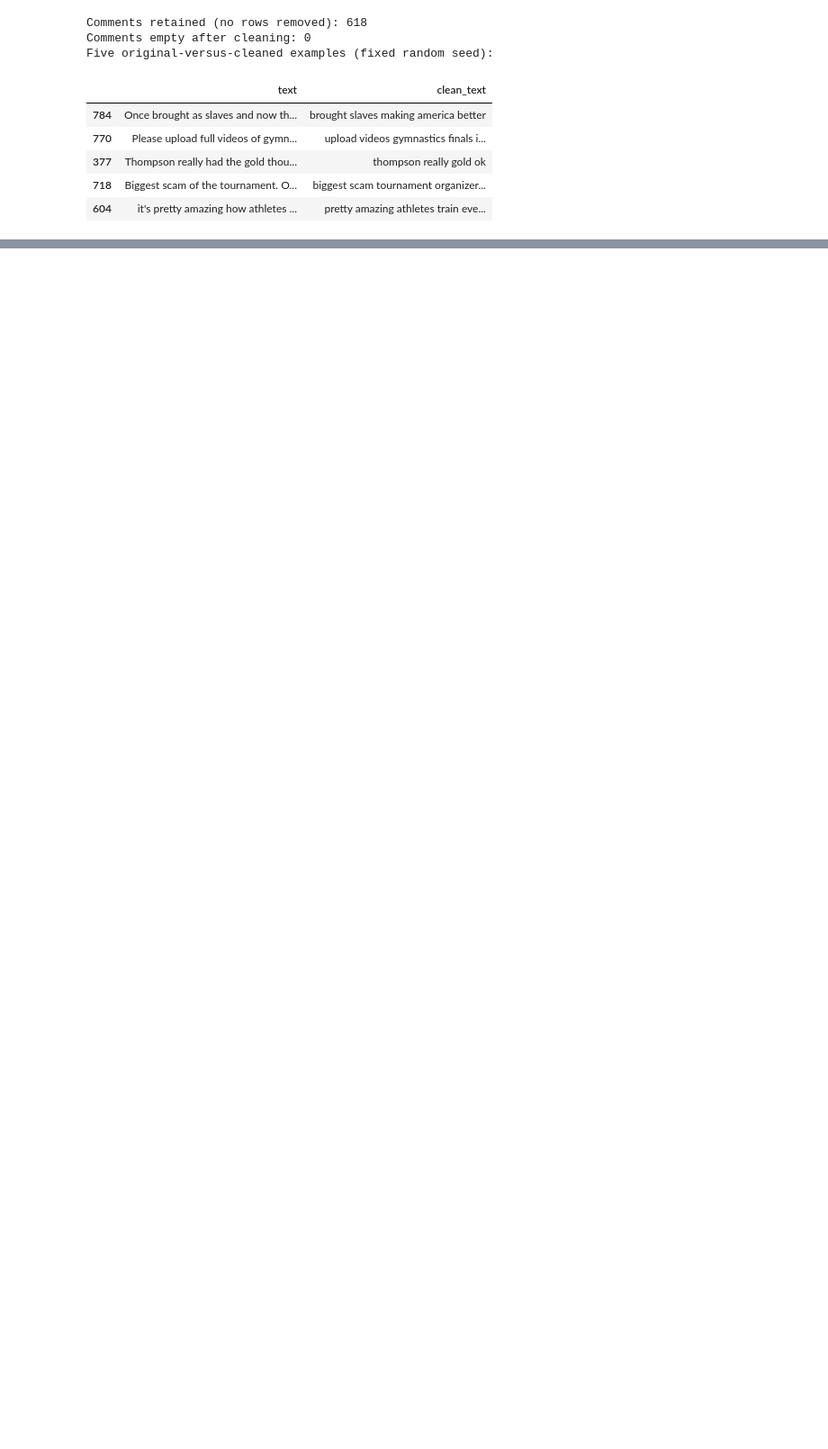
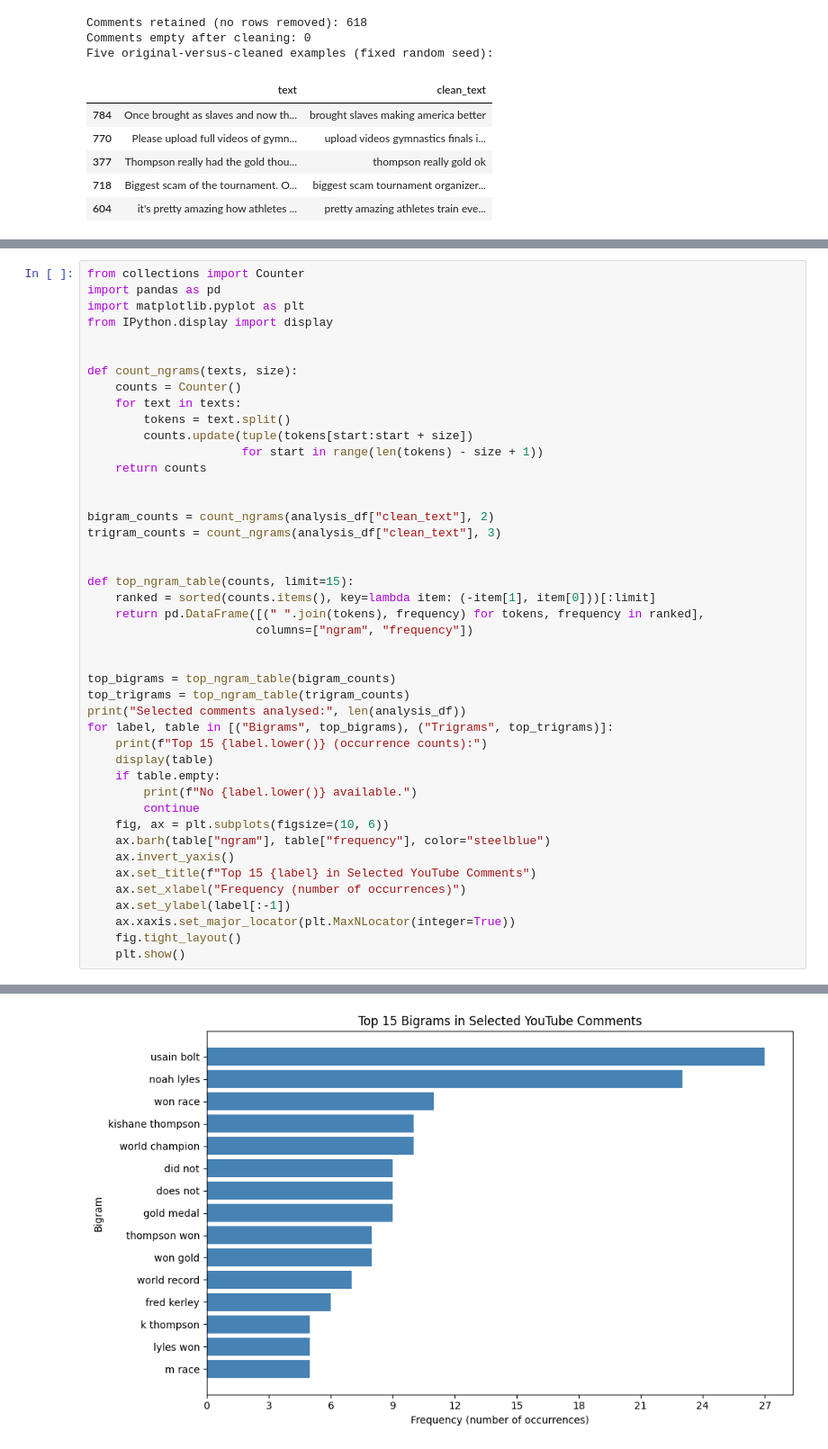
Before and after one commit to nandapieri/olympics-100-meters-final-analysis, a Jupyter notebook: olympics_100m_nlp.ipynb, the cells around one changed output, grey strips where cells are left out. Shown at 90% size. Drawn from its saved outputs; the diff is of its cells as text; blank space fills up the shorter version.

Commit message:
feat: add bigram and trigram frequency analysis

```diff
--- a/olympics_100m_nlp.ipynb
+++ b/olympics_100m_nlp.ipynb
@@ -565,0 +572,45 @@ Five original-versus-cleaned examples (fixed random seed):
+# %%
+from collections import Counter
+import pandas as pd
+import matplotlib.pyplot as plt
+from IPython.display import display
+
+
+def count_ngrams(texts, size):
+    counts = Counter()
+    for text in texts:
+        tokens = text.split()
+        counts.update(tuple(tokens[start:start + size])
+                      for start in range(len(tokens) - size + 1))
+    return counts
+
+
+bigram_counts = count_ngrams(analysis_df["clean_text"], 2)
+trigram_counts = count_ngrams(analysis_df["clean_text"], 3)
+
+
+def top_ngram_table(counts, limit=15):
+    ranked = sorted(counts.items(), key=lambda item: (-item[1], item[0]))[:limit]
+    return pd.DataFrame([(" ".join(tokens), frequency) for tokens, frequency in ranked],
+                        columns=["ngram", "frequency"])
+
+
+top_bigrams = top_ngram_table(bigram_counts)
+top_trigrams = top_ngram_table(trigram_counts)
+print("Selected comments analysed:", len(analysis_df))
+for label, table in [("Bigrams", top_bigrams), ("Trigrams", top_trigrams)]:
+    print(f"Top 15 {label.lower()} (occurrence counts):")
+    display(table)
+    if table.empty:
+        print(f"No {label.lower()} available.")
+        continue
+    fig, ax = plt.subplots(figsize=(10, 6))
+    ax.barh(table["ngram"], table["frequency"], color="steelblue")
+    ax.invert_yaxis()
+    ax.set_title(f"Top 15 {label} in Selected YouTube Comments")
+    ax.set_xlabel("Frequency (number of occurrences)")
+    ax.set_ylabel(label[:-1])
+    ax.xaxis.set_major_locator(plt.MaxNLocator(integer=True))
+    fig.tight_layout()
+    plt.show()
+# %% [output]
@@ -565,0 +635 @@ Five original-versus-cleaned examples (fixed random seed):
+[figure, added]
```
Also changed, not shown: parts of 3 cells of this notebook, 1 other file.
